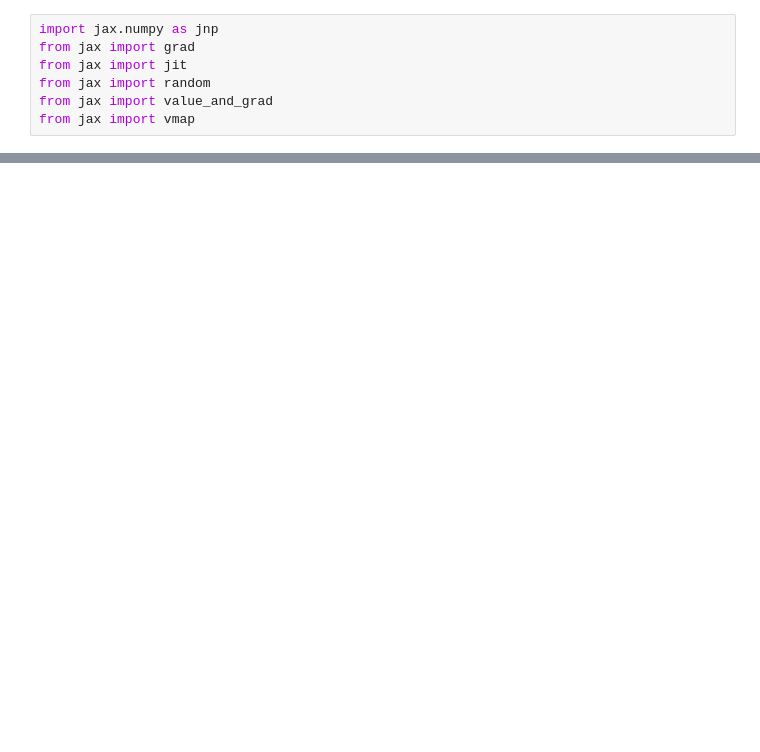
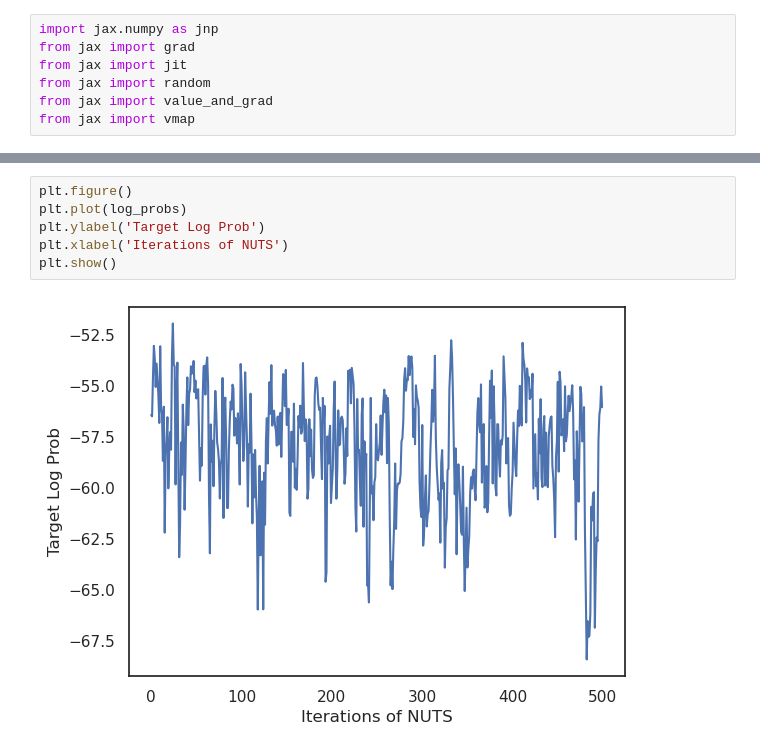
Before and after one commit to W-L-W/Reproductions, a Jupyter notebook: jax_ecosystem/notebooks/tutorials/tfp_on_jax.ipynb, the cells around one changed output, grey strips where cells are left out. Saved outputs shown, nothing was run; the diff lists cells and outputs as text; blank space fills up the shorter version.

```diff
--- a/jax_ecosystem/notebooks/tutorials/tfp_on_jax.ipynb
+++ b/jax_ecosystem/notebooks/tutorials/tfp_on_jax.ipynb
@@ -46,0 +91,8 @@ num_features = features.shape[1]
+# %%
+plt.figure()
+plt.plot(log_probs)
+plt.ylabel('Target Log Prob')
+plt.xlabel('Iterations of NUTS')
+plt.show()
+# %% [output]
+[figure, added]
```
Also changed, not shown: parts of 10 cells of this notebook, 2 other files.
